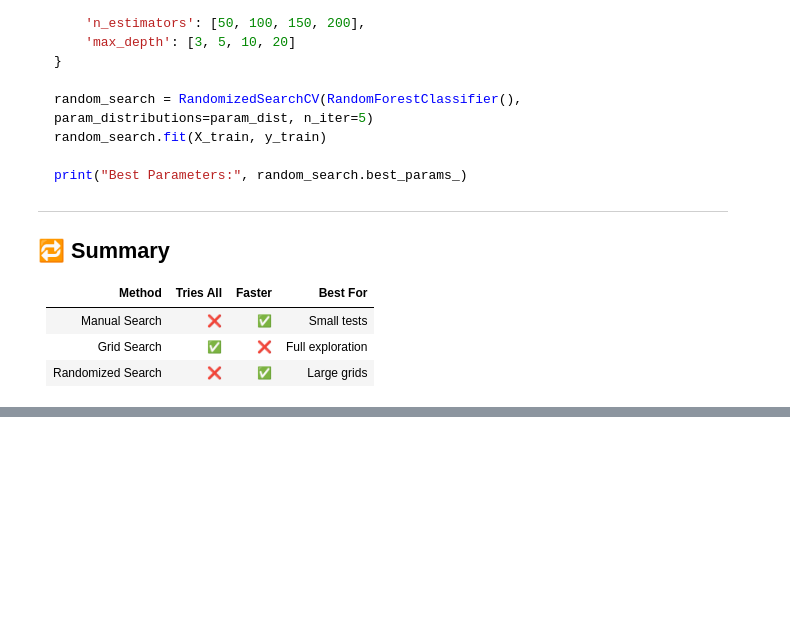
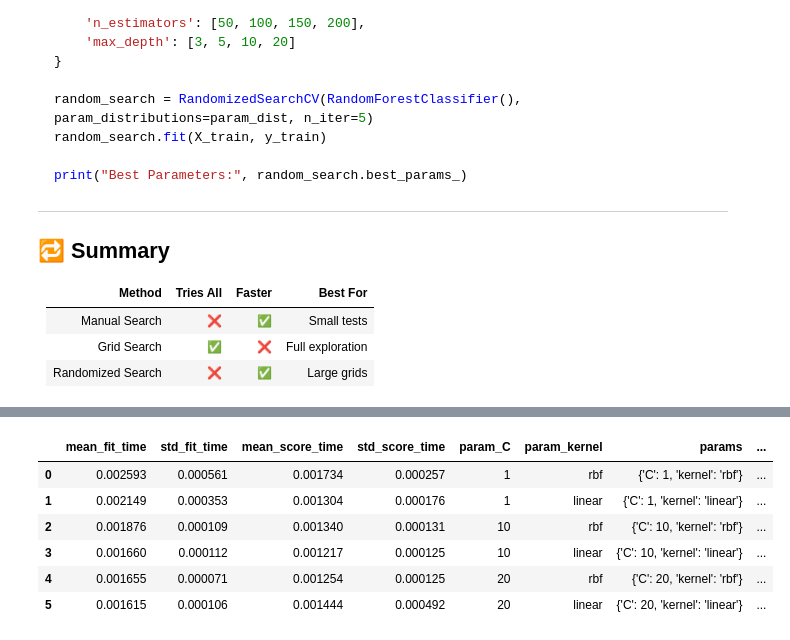
Before and after one commit to samiha-mahin/A-Machine-Learning-Repo, a Jupyter notebook: Hyperparameter_Tuning.ipynb, the cells around one changed output, grey strips where cells are left out. Cells and saved outputs as stored; diff of their text form; code cells hidden in the pictures; blank space fills up the shorter version.

```diff
--- a/Hyperparameter_Tuning.ipynb
+++ b/Hyperparameter_Tuning.ipynb
@@ -101,0 +170,8 @@ print("Best Parameters:", random_search.best_params_)
+# %%
+from sklearn.model_selection import GridSearchCV
+clf = GridSearchCV(svm.SVC(gamma = 'auto'),{
+    'C':[1,10,20],
+    'kernel': ['rbf','linear']
+}, cv = 5 , return_train_score=False)
+clf.fit(iris.data, iris.target)
+clf.cv_results_
@@ -101,0 +196,11 @@ print("Best Parameters:", random_search.best_params_)
+# %%
+df = pd.DataFrame(clf.cv_results_)
+df
+# %% [output]
+|  | mean_fit_time | std_fit_time | mean_score_time | std_score_time | param_C | param_kernel | params | ... |
+| 0 | 0.002593 | 0.000561 | 0.001734 | 0.000257 | 1 | rbf | {'C': 1, 'kernel': 'rbf'} | ... |
+| 1 | 0.002149 | 0.000353 | 0.001304 | 0.000176 | 1 | linear | {'C': 1, 'kernel': 'linear'} | ... |
+| 2 | 0.001876 | 0.000109 | 0.001340 | 0.000131 | 10 | rbf | {'C': 10, 'kernel': 'rbf'} | ... |
+| 3 | 0.001660 | 0.000112 | 0.001217 | 0.000125 | 10 | linear | {'C': 10, 'kernel': 'linear'} | ... |
+| 4 | 0.001655 | 0.000071 | 0.001254 | 0.000125 | 20 | rbf | {'C': 20, 'kernel': 'rbf'} | ... |
+| 5 | 0.001615 | 0.000106 | 0.001444 | 0.000492 | 20 | linear | {'C': 20, 'kernel': 'linear'} | ... |
```
Also changed, not shown: parts of 16 cells of this notebook.
